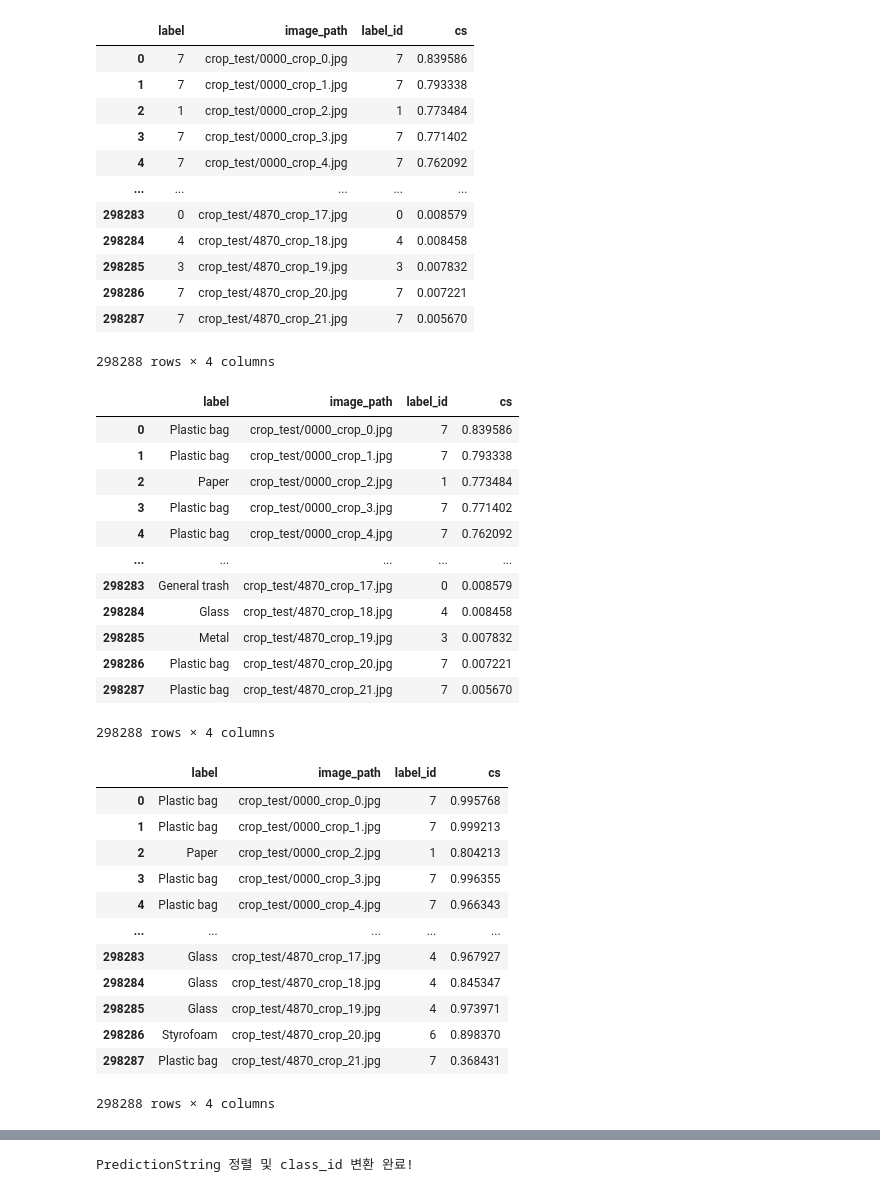
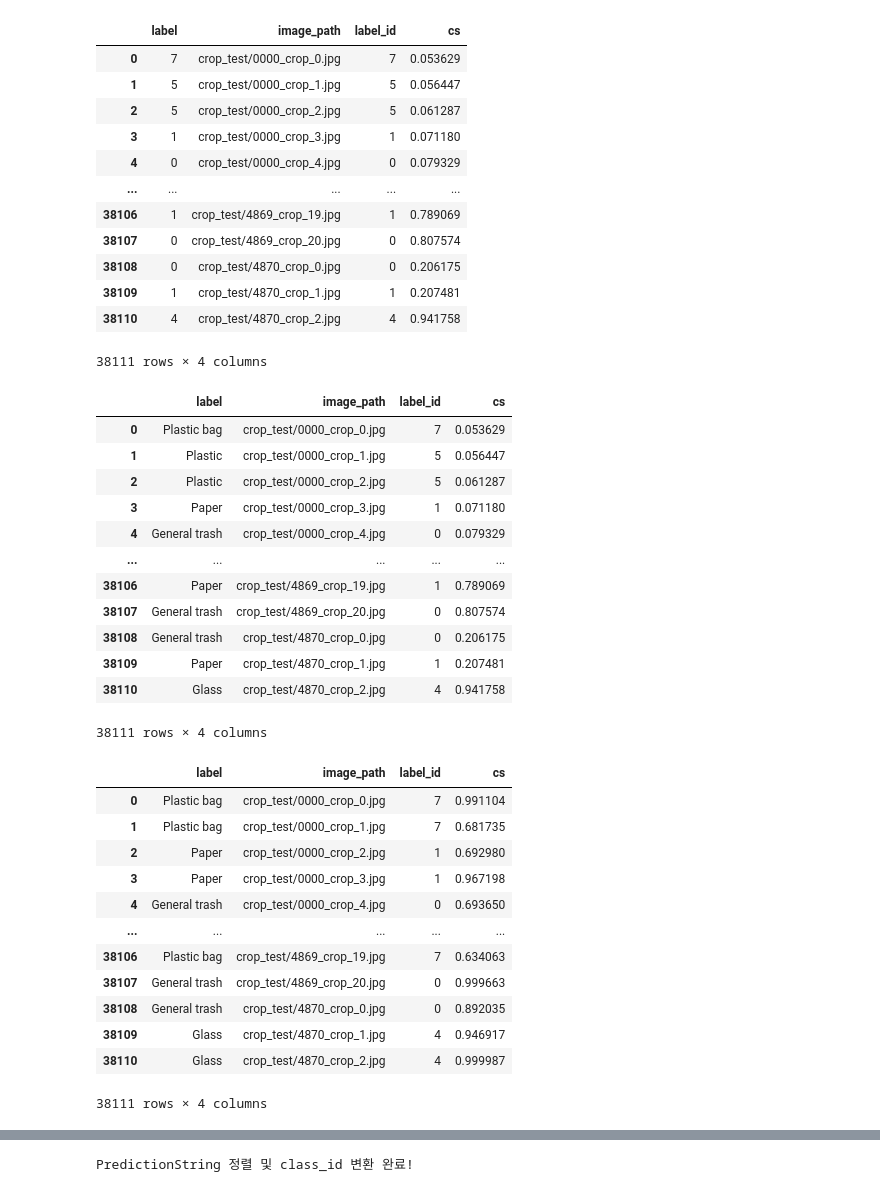
Before and after one commit to boostcampaitech7/level2-objectdetection-cv-18, a Jupyter notebook: 2-stages/classification/post_inference.ipynb, the cells around one changed output, grey strips where cells are left out. Saved outputs shown, nothing was run; the diff lists cells and outputs as text; code cells hidden in the pictures.

```diff
--- a/2-stages/classification/post_inference.ipynb
+++ b/2-stages/classification/post_inference.ipynb
@@ -18,7 +18,7 @@ class_to_new_id = {
 }
 # %%
 # object detection csv 파일
-original_df = pd.read_csv("/home/hwang/leem/level2-objectdetection-cv-18/2-stages/level1-imageclassification-cv-18/post-processing/WBF_ATSS.csv")
+original_df = pd.read_csv("/home/hwang/leem/level2-objectdetection-cv-18/2-stages/classification/csv/755.csv")
 original_df.head()
 # %% [output]
 |  | PredictionString | image_id |
@@ -43,6 +43,7 @@ def save_cropimage_testinfocsv(image_id, bbox_info_list, savecrop):
     image_path = os.path.join("/hdd1/lim_data/level2_dataset", image_id)  # 'your_image_folder'에 실제 이미지가 위치
     img = Image.open(image_path)  # 이미지 로드
     test_info_data = []
+    output_dir = '/hdd1/lim_data/level2_dataset/crop_test'
 
     # 각 bounding box에 대해 크롭 후 저장
     for idx, bbox_info in enumerate(bbox_info_list):
@@ -51,14 +52,14 @@ def save_cropimage_testinfocsv(image_id, bbox_info_list, savecrop):
 
         if savecrop == True:
             # Bounding box로 이미지 크롭
-            cropped_img = img.crop((x1, y1, x1 + width, y1 + height))
+            cropped_img = img.crop((x1, y1, width, height))
 
             # 크롭된 이미지 저장 (파일 이름에 image_id와 bbox 번호 포함)
             cropped_img_name = f"{os.path.splitext(os.path.basename(image_id))[0]}_crop_{idx}.jpg"
             cropped_img_path = os.path.join(output_dir, cropped_img_name)
             cropped_img.save(cropped_img_path)
 
-        cropped_img_name = f"{os.path.splitext(os.path.basename(image_id))[0]}_crop_{idx}.jpg"
+        # cropped_img_name = f"{os.path.splitext(os.path.basename(image_id))[0]}_crop_{idx}.jpg"
         test_info_data.append({
             'label': int(class_id),  # label에 class_id를 임시로 저장
             'image_path': f"crop_test/{cropped_img_name}",
@@ -165,67 +166,67 @@ split_df
 # %%
 # test image crop & save , return test_info_csv
 test_info_data = []
 
 for index, row in tqdm(detection_df.iterrows(), total=len(detection_df)):
-    test_info_csv = save_cropimage_testinfocsv(row['image_id'], row['bbox_info'], savecrop=False)
+    test_info_csv = save_cropimage_testinfocsv(row['image_id'], row['bbox_info'], savecrop=True)
     test_info_data.extend(test_info_csv)
 
 test_info_df = pd.DataFrame(test_info_data)
 test_info_df
 # %% [output]
 |  | label | image_path | label_id | cs |
-| 0 | 7 | crop_test/0000_crop_0.jpg | 7 | 0.839586 |
-| 1 | 7 | crop_test/0000_crop_1.jpg | 7 | 0.793338 |
-| 2 | 1 | crop_test/0000_crop_2.jpg | 1 | 0.773484 |
-| 3 | 7 | crop_test/0000_crop_3.jpg | 7 | 0.771402 |
-| 4 | 7 | crop_test/0000_crop_4.jpg | 7 | 0.762092 |
+| 0 | 7 | crop_test/0000_crop_0.jpg | 7 | 0.053629 |
+| 1 | 5 | crop_test/0000_crop_1.jpg | 5 | 0.056447 |
+| 2 | 5 | crop_test/0000_crop_2.jpg | 5 | 0.061287 |
+| 3 | 1 | crop_test/0000_crop_3.jpg | 1 | 0.071180 |
+| 4 | 0 | crop_test/0000_crop_4.jpg | 0 | 0.079329 |
 | ... | ... | ... | ... | ... |
-| 298283 | 0 | crop_test/4870_crop_17.jpg | 0 | 0.008579 |
-| 298284 | 4 | crop_test/4870_crop_18.jpg | 4 | 0.008458 |
-| 298285 | 3 | crop_test/4870_crop_19.jpg | 3 | 0.007832 |
-| 298286 | 7 | crop_test/4870_crop_20.jpg | 7 | 0.007221 |
-| 298287 | 7 | crop_test/4870_crop_21.jpg | 7 | 0.005670 |
+| 38106 | 1 | crop_test/4869_crop_19.jpg | 1 | 0.789069 |
+| 38107 | 0 | crop_test/4869_crop_20.jpg | 0 | 0.807574 |
+| 38108 | 0 | crop_test/4870_crop_0.jpg | 0 | 0.206175 |
+| 38109 | 1 | crop_test/4870_crop_1.jpg | 1 | 0.207481 |
+| 38110 | 4 | crop_test/4870_crop_2.jpg | 4 | 0.941758 |
-298288 rows × 4 columns
+38111 rows × 4 columns
 # %%
 # class_id를 label로 변환 및 저장 (classification 모델 input info)
 test_info_df['label'] = test_info_df['label'].replace({v: k for k, v in class_to_new_id.items()})
 
-save_name = "/home/hwang/leem/level2-objectdetection-cv-18/2-stages/classification/csv/WBF_ATSS_test.csv"
+save_name = "/home/hwang/leem/level2-objectdetection-cv-18/2-stages/classification/csv/yolo_test.csv"
 test_info_df.to_csv(save_name, index=False)
 test_info_df
 # %% [output]
 |  | label | image_path | label_id | cs |
-| 0 | Plastic bag | crop_test/0000_crop_0.jpg | 7 | 0.839586 |
-| 1 | Plastic bag | crop_test/0000_crop_1.jpg | 7 | 0.793338 |
-| 2 | Paper | crop_test/0000_crop_2.jpg | 1 | 0.773484 |
-| 3 | Plastic bag | crop_test/0000_crop_3.jpg | 7 | 0.771402 |
-| 4 | Plastic bag | crop_test/0000_crop_4.jpg | 7 | 0.762092 |
+| 0 | Plastic bag | crop_test/0000_crop_0.jpg | 7 | 0.053629 |
+| 1 | Plastic | crop_test/0000_crop_1.jpg | 5 | 0.056447 |
+| 2 | Plastic | crop_test/0000_crop_2.jpg | 5 | 0.061287 |
+| 3 | Paper | crop_test/0000_crop_3.jpg | 1 | 0.071180 |
+| 4 | General trash | crop_test/0000_crop_4.jpg | 0 | 0.079329 |
 | ... | ... | ... | ... | ... |
-| 298283 | General trash | crop_test/4870_crop_17.jpg | 0 | 0.008579 |
-| 298284 | Glass | crop_test/4870_crop_18.jpg | 4 | 0.008458 |
-| 298285 | Metal | crop_test/4870_crop_19.jpg | 3 | 0.007832 |
-| 298286 | Plastic bag | crop_test/4870_crop_20.jpg | 7 | 0.007221 |
-| 298287 | Plastic bag | crop_test/4870_crop_21.jpg | 7 | 0.005670 |
+| 38106 | Paper | crop_test/4869_crop_19.jpg | 1 | 0.789069 |
+| 38107 | General trash | crop_test/4869_crop_20.jpg | 0 | 0.807574 |
+| 38108 | General trash | crop_test/4870_crop_0.jpg | 0 | 0.206175 |
+| 38109 | Paper | crop_test/4870_crop_1.jpg | 1 | 0.207481 |
+| 38110 | Glass | crop_test/4870_crop_2.jpg | 4 | 0.941758 |
-298288 rows × 4 columns
+38111 rows × 4 columns
 # %%
 # classification prediction 으로 치환
 
 # 1. 100% classification
     # return classification_df
 # 2. confidence score를 고려해서 치환 (ex. detection 모델에선 낮은데 classification에선 높은것)
-classification_df = pd.read_csv("/home/hwang/leem/level2-objectdetection-cv-18/2-stages/classification/csv/100_classification_WBF_ATSS.csv")
+classification_df = pd.read_csv("/home/hwang/leem/level2-objectdetection-cv-18/2-stages/classification/csv/100_classification_yolo.csv")
 classification_df
 # %% [output]
 |  | label | image_path | label_id | cs |
-| 0 | Plastic bag | crop_test/0000_crop_0.jpg | 7 | 0.995768 |
-| 1 | Plastic bag | crop_test/0000_crop_1.jpg | 7 | 0.999213 |
-| 2 | Paper | crop_test/0000_crop_2.jpg | 1 | 0.804213 |
-| 3 | Plastic bag | crop_test/0000_crop_3.jpg | 7 | 0.996355 |
-| 4 | Plastic bag | crop_test/0000_crop_4.jpg | 7 | 0.966343 |
+| 0 | Plastic bag | crop_test/0000_crop_0.jpg | 7 | 0.991104 |
+| 1 | Plastic bag | crop_test/0000_crop_1.jpg | 7 | 0.681735 |
+| 2 | Paper | crop_test/0000_crop_2.jpg | 1 | 0.692980 |
+| 3 | Paper | crop_test/0000_crop_3.jpg | 1 | 0.967198 |
+| 4 | General trash | crop_test/0000_crop_4.jpg | 0 | 0.693650 |
 | ... | ... | ... | ... | ... |
-| 298283 | Glass | crop_test/4870_crop_17.jpg | 4 | 0.967927 |
-| 298284 | Glass | crop_test/4870_crop_18.jpg | 4 | 0.845347 |
-| 298285 | Glass | crop_test/4870_crop_19.jpg | 4 | 0.973971 |
-| 298286 | Styrofoam | crop_test/4870_crop_20.jpg | 6 | 0.898370 |
-| 298287 | Plastic bag | crop_test/4870_crop_21.jpg | 7 | 0.368431 |
+| 38106 | Plastic bag | crop_test/4869_crop_19.jpg | 7 | 0.634063 |
+| 38107 | General trash | crop_test/4869_crop_20.jpg | 0 | 0.999663 |
+| 38108 | General trash | crop_test/4870_crop_0.jpg | 0 | 0.892035 |
+| 38109 | Glass | crop_test/4870_crop_1.jpg | 4 | 0.946917 |
+| 38110 | Glass | crop_test/4870_crop_2.jpg | 4 | 0.999987 |
-298288 rows × 4 columns
+38111 rows × 4 columns
```
Also changed, not shown: parts of 13 cells of this notebook, 1 other file.
